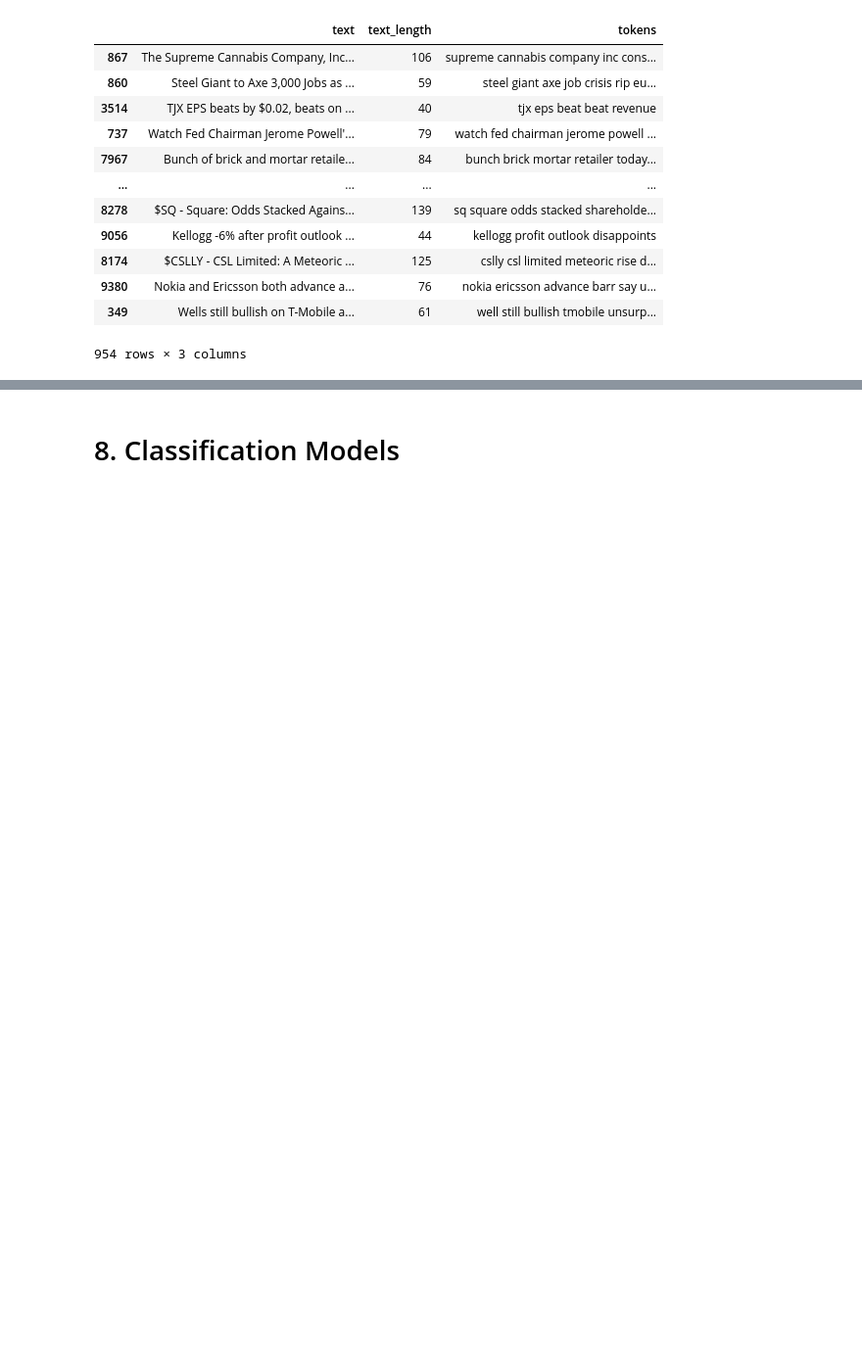
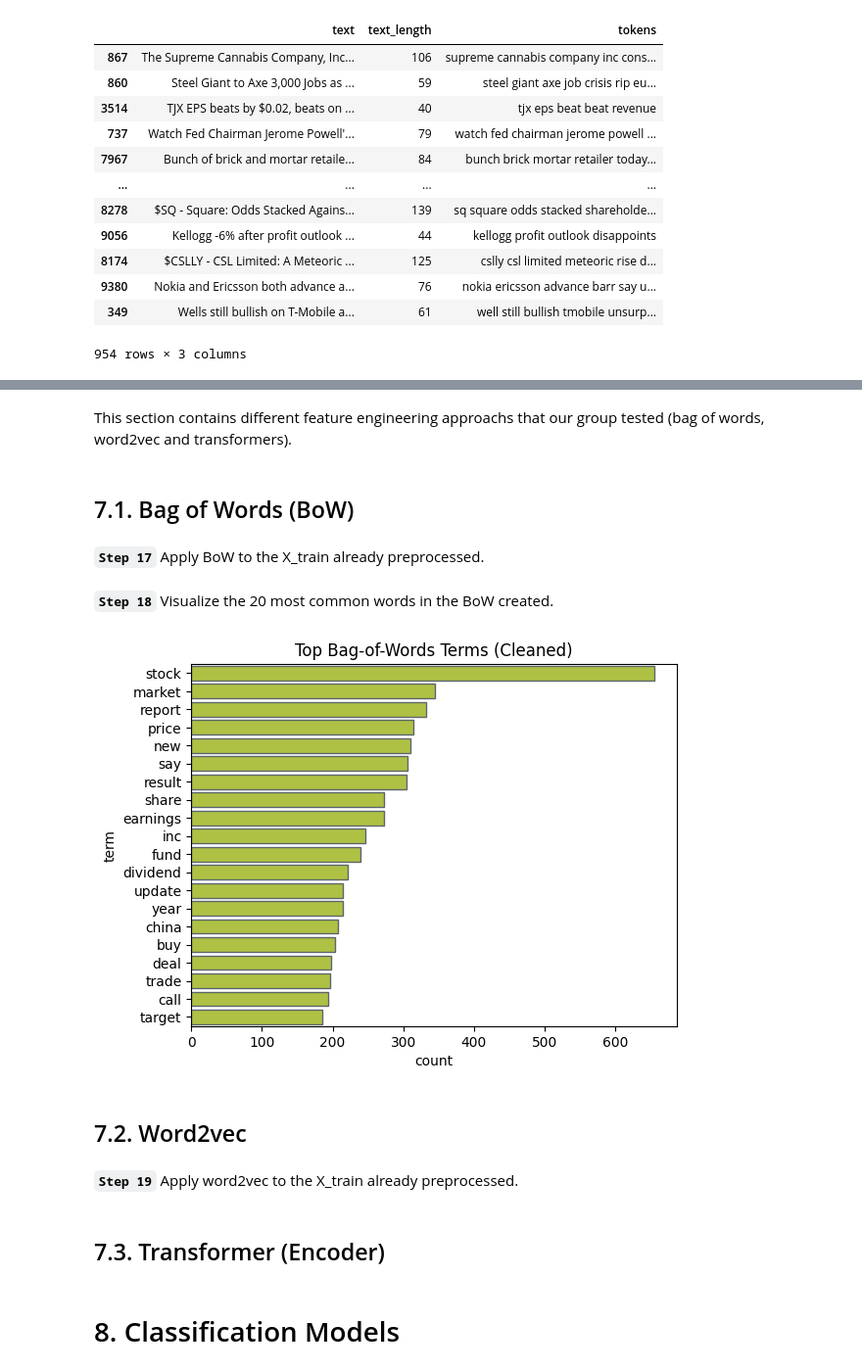
Before and after one commit to fabiofficial/Text_Mining_Project, a Jupyter notebook: Notebooks/tm_tests_42.ipynb, the cells around one changed output, grey strips where cells are left out. Shown at 98% size. Saved outputs shown, nothing was run; the diff lists cells and outputs as text; code cells hidden in the pictures; blank space fills up the shorter version.

Commit message:
Feature Engineering first tests

```diff
--- a/Notebooks/tm_tests_42.ipynb
+++ b/Notebooks/tm_tests_42.ipynb
@@ -500,3 +505,31 @@ X_val
+# %% [markdown]
+This section contains different feature engineering approachs that our group tested (bag of words, word2vec and transformers).
+# %% [markdown]
+## 7.1. Bag of Words (BoW)
+# %% [markdown]
+__`Step 17`__ Apply BoW to the X_train already preprocessed.
+# %%
+bow = CountVectorizer(binary=True)
+X_train_bow = bow.fit_transform(X_train['tokens'])
+# %% [markdown]
+__`Step 18`__ Visualize the 20 most common words in the BoW created.
+# %%
+# Visualize top Bag of Words terms (Cleaned)
+clean_bow_sum = np.array(X_train_bow.sum(axis=0)).flatten()
+clean_terms = bow.get_feature_names_out() # in older versions is get_feature_names()
+clean_top = pd.DataFrame({'term': clean_terms, 'count': clean_bow_sum}).sort_values(by='count', ascending=False).head(20)
+
+sns.barplot(data=clean_top, x='count', y='term', color=color_390, edgecolor=color_431)
+plt.title("Top Bag-of-Words Terms (Cleaned)")
+plt.show()
+# %% [output]
+[figure, added]
+# %% [markdown]
+## 7.2. Word2vec
+# %% [markdown]
+__`Step 19`__ Apply word2vec to the X_train already preprocessed.
+# %% [markdown]
+## 7.3. Transformer (Encoder)
 # %% [markdown]
 # 8. Classification Models
 # %% [markdown]
```
Also changed, not shown: parts of 3 cells of this notebook.
